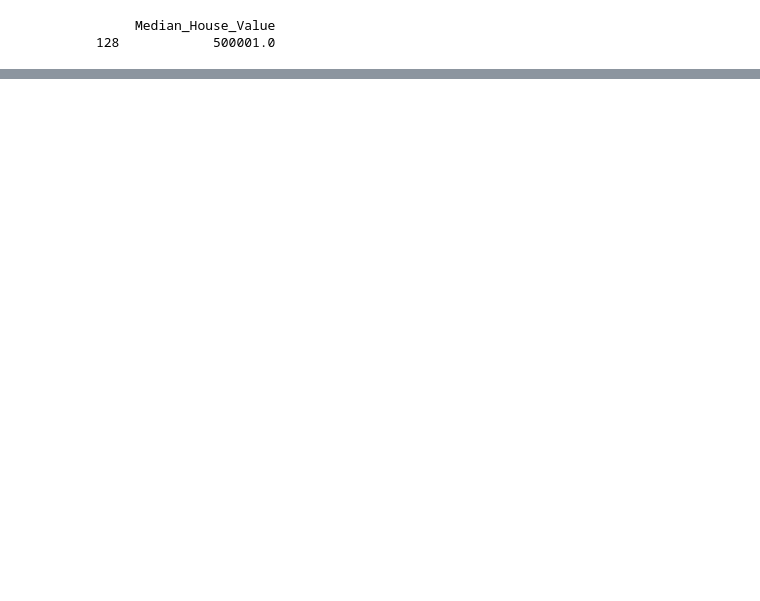
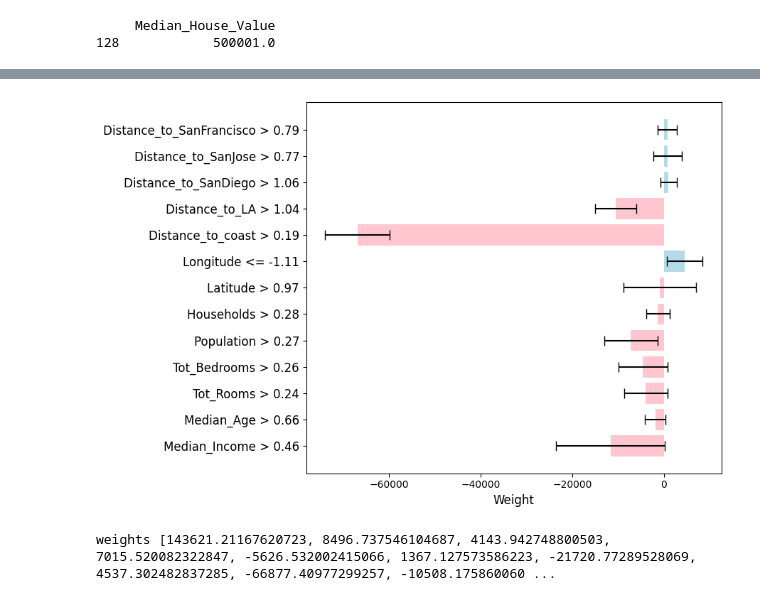
Before and after one commit to YG29/bachelorThesis, a Jupyter notebook: notebooks/cali_gbt.ipynb, the cells around one changed output, grey strips where cells are left out. Drawn from its saved outputs; the diff is of its cells as text; code cells hidden in the pictures; blank space fills up the shorter version.

```diff
--- a/notebooks/cali_gbt.ipynb
+++ b/notebooks/cali_gbt.ipynb
@@ -535,3 +559,22 @@ weights [149460.94764629783, 9342.313728028545, 4354.840717234069, 9258.25311711
+# %%
+features = list(sorted_feature_stats.keys())
+mean_weights = [sorted_feature_stats[feature]['mean'] for feature in features]
+std_weights = [sorted_feature_stats[feature]['std'] for feature in features]
+
+colors = ['lightblue' if weight > 0 else 'pink' for weight in weights_try]
+
+feature_ids = range(len(weights_try))
+plt.figure(figsize=(9, 6))
+plt.barh(feature_ids, weights_try, xerr=std_weights, capsize=5, alpha=0.9, color=colors)
+plt.yticks(feature_ids, features, fontsize=12)
+plt.xlabel("Weight", fontsize=12)
+plt.tight_layout()
+plt.show()
+
+print("weights", mean_weights, "sd", std_weights)
+# %% [output]
+[figure, added]
+weights [143621.21167620723, 8496.737546104687, 4143.942748800503, 7015.520082322847, -5626.532002415066, 1367.127573586223, -21720.77289528069, 4537.302482837285, -66877.40977299257, -10508.175860060 ...
 # %%
 
 stacked_shap_values_50 = np.vstack([gbt_explanation_50_shap[i].values for i in range(len(gbt_explanation_50_shap))])
```
Also changed, not shown: parts of 22 cells of this notebook, 6 other files.
